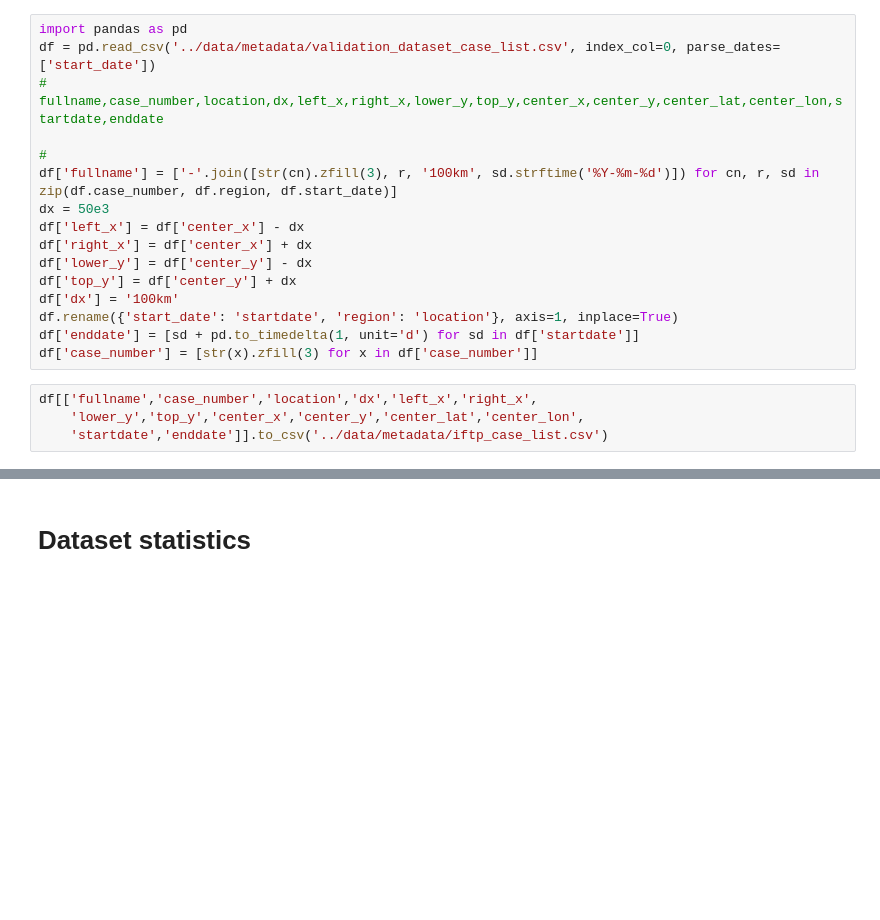
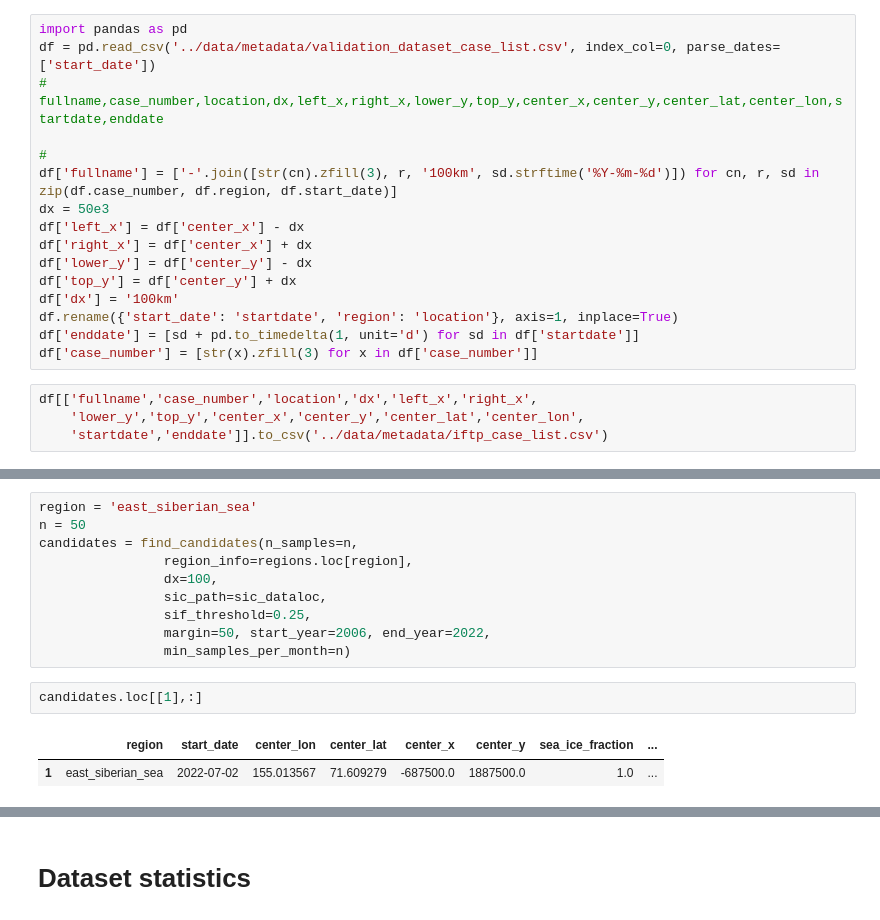
Before and after one commit to danielmwatkins/eval_seg, a Jupyter notebook: notebooks/sample_selection.ipynb, the cells around one changed output, grey strips where cells are left out. Drawn from its saved outputs; the diff is of its cells as text; blank space fills up the shorter version.

```diff
--- a/notebooks/sample_selection.ipynb
+++ b/notebooks/sample_selection.ipynb
@@ -661,0 +726,15 @@ df[['fullname','case_number','location','dx','left_x','right_x',
+# %%
+region = 'east_siberian_sea'
+n = 50
+candidates = find_candidates(n_samples=n,
+                region_info=regions.loc[region],
+                dx=100,
+                sic_path=sic_dataloc,
+                sif_threshold=0.25,
+                margin=50, start_year=2006, end_year=2022,
+                min_samples_per_month=n)
+# %%
+candidates.loc[[1],:]
+# %% [output]
+|  | region | start_date | center_lon | center_lat | center_x | center_y | sea_ice_fraction | ... |
+| 1 | east_siberian_sea | 2022-07-02 | 155.013567 | 71.609279 | -687500.0 | 1887500.0 | 1.0 | ... |
```
Also changed, not shown: parts of 17 cells of this notebook, 2 other files.
